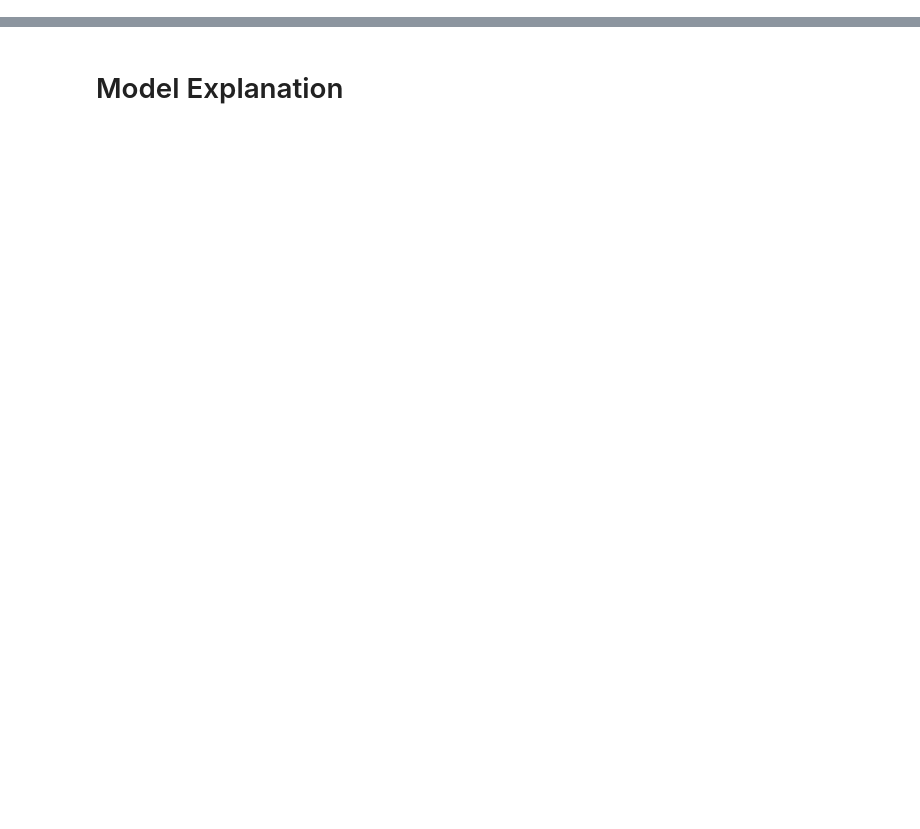
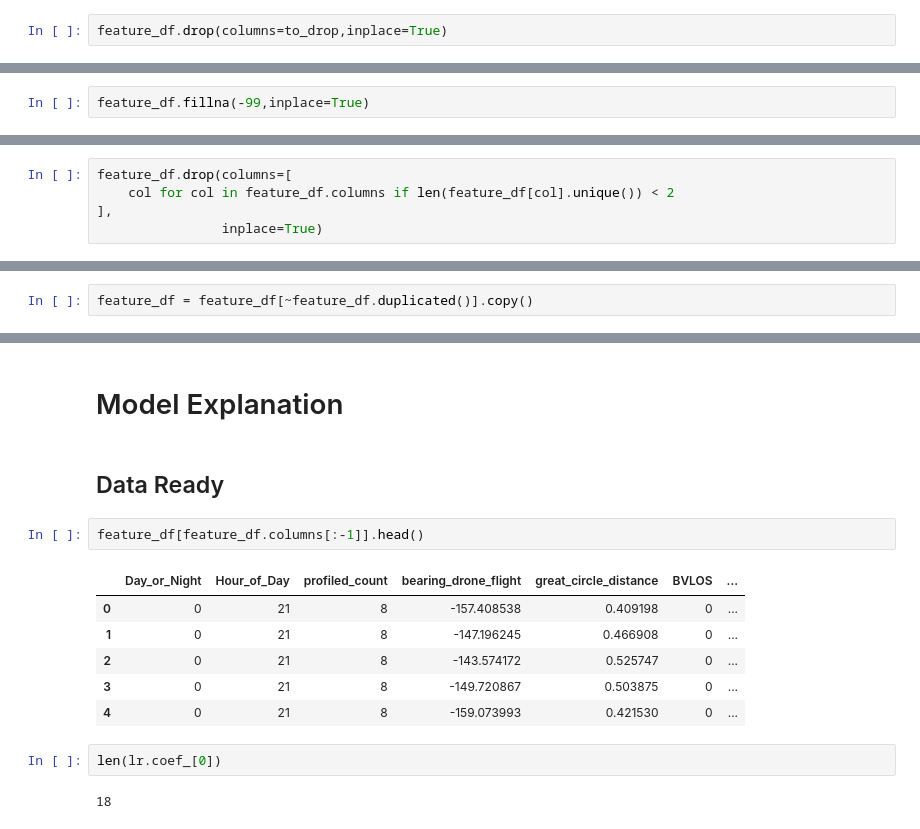
Before and after one commit to 471644/Challenges, a Jupyter notebook: 911_Securitiy_ML_Approach_13Aug2021.ipynb, the cells around one changed output, grey strips where cells are left out. Saved outputs shown, nothing was run; the diff lists cells and outputs as text; blank space fills up the shorter version.

```diff
--- a/911_Securitiy_ML_Approach_13Aug2021.ipynb
+++ b/911_Securitiy_ML_Approach_13Aug2021.ipynb
@@ -571,0 +585,2 @@ data_airport.head()
+# %%
+feature_df.drop(columns=to_drop,inplace=True)
@@ -571,0 +609,2 @@ data_airport.head()
+# %%
+feature_df.fillna(-99,inplace=True)
@@ -571,0 +620,5 @@ data_airport.head()
+# %%
+feature_df.drop(columns=[
+    col for col in feature_df.columns if len(feature_df[col].unique()) < 2
+],
+                inplace=True)
@@ -571,0 +627,2 @@ data_airport.head()
+# %%
+feature_df = feature_df[~feature_df.duplicated()].copy()
@@ -578,2 +740,17 @@ data_airport.head()
 # %% [markdown]
 # Model Explanation
+# %% [markdown]
+## Data Ready
+# %%
+feature_df[feature_df.columns[:-1]].head()
+# %% [output]
+|  | Day_or_Night | Hour_of_Day | profiled_count | bearing_drone_flight | great_circle_distance | BVLOS | ... |
+| 0 | 0 | 21 | 8 | -157.408538 | 0.409198 | 0 | ... |
+| 1 | 0 | 21 | 8 | -147.196245 | 0.466908 | 0 | ... |
+| 2 | 0 | 21 | 8 | -143.574172 | 0.525747 | 0 | ... |
+| 3 | 0 | 21 | 8 | -149.720867 | 0.503875 | 0 | ... |
+| 4 | 0 | 21 | 8 | -159.073993 | 0.421530 | 0 | ... |
+# %%
+len(lr.coef_[0])
+# %% [output]
+18
```
Also changed, not shown: parts of 41 cells of this notebook.
